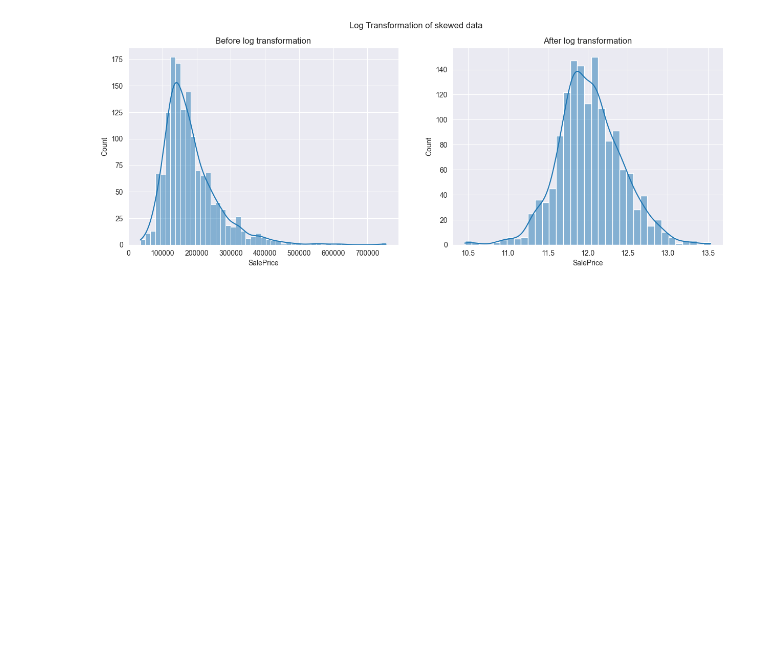
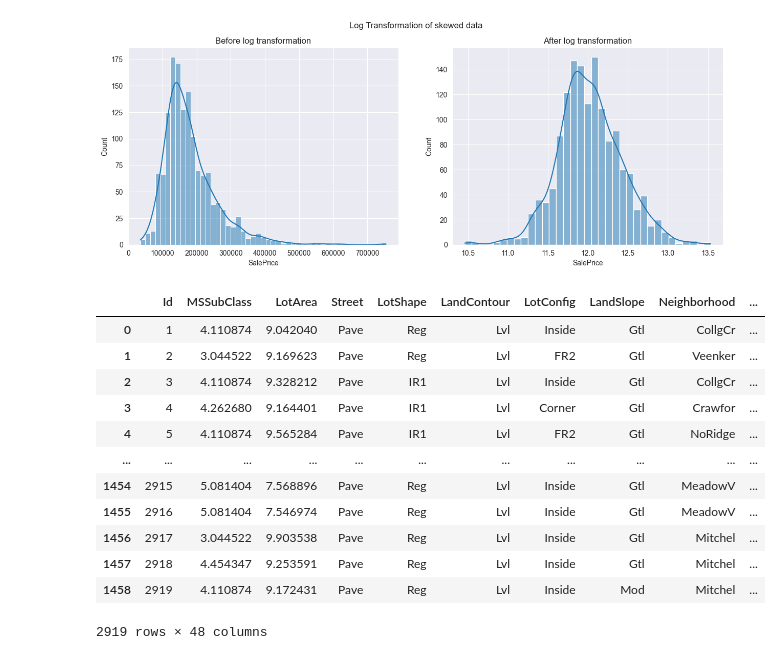
Before and after one commit to MungTsz/MATH3836-data_mining, a Jupyter notebook: property.ipynb, the cells around one changed output. Saved outputs shown, nothing was run; the diff lists cells and outputs as text; code cells hidden in the pictures; blank space fills up the shorter version.

```diff
--- a/property.ipynb
+++ b/property.ipynb
@@ -180,11 +186,11 @@ df_train.drop(df_train[(df_train.GrLivArea>4000) & (df_train.SalePrice<200000)].
 # We'll do the same process on test set
 df_test.drop(columns=to_drop, inplace=True, errors='ignore')
 df_test['MasVnrArea'] = df_test['MasVnrArea'].fillna(0)
-df_test = df_train.drop(df_test.loc[df_test.Electrical.isnull()].index)
-df_test.drop(df_test[(df_test.GrLivArea>4000) & (df_test.SalePrice<200000)].index, inplace=True)
+df_test = df_test.drop(df_test.loc[df_test.Electrical.isnull()].index)
 
-# Get dummies after all cleaning
-# df_train_onehot = pd.get_dummies(df_train)
+df_full.drop(columns=na_cols, inplace=True, errors='ignore')
+df_full['MasVnrArea'] = df_full['MasVnrArea'].fillna(0)
+df_full.SalePrice = np.log1p(df_full.SalePrice)
 # %%
 # As we found that the saleprice is right-skewed, we'll need to apply log transformation on skewed data
 import seaborn as sns
@@ -202,10 +208,25 @@ Text(0.5, 1.0, 'After log transformation')
 # %%
 # We check further the skewness of other columns and apply the log transformation
 from scipy.stats import skew
-num_cols = df_train.dtypes[df_train.dtypes != 'object'].index
-skewed_cols = df_train[num_cols].apply(lambda x : skew(x)).sort_values(ascending=False)
+num_cols = df_full.dtypes[df_full.dtypes != 'object'].index
+skewed_cols = df_full[num_cols].apply(lambda x : skew(x)).sort_values(ascending=False)
 skewed_cols = skewed_cols[abs(skewed_cols)>0.5]
 for col in skewed_cols.index:
-    df_train[col] = np.log1p(df_train[col])
-    df_test[col] = np.log1p(df_test[col])
-    df_train_log[col] = np.log1p(df_train_log[col])
+    df_full[col] = np.log1p(df_full[col])
+    # df_test[col] = np.log1p(df_test[col])
+    # df_train_log[col] = np.log1p(df_train_log[col])
+df_full
+# %% [output]
+|  | Id | MSSubClass | LotArea | Street | LotShape | LandContour | LotConfig | LandSlope | Neighborhood | ... |
+| 0 | 1 | 4.110874 | 9.042040 | Pave | Reg | Lvl | Inside | Gtl | CollgCr | ... |
+| 1 | 2 | 3.044522 | 9.169623 | Pave | Reg | Lvl | FR2 | Gtl | Veenker | ... |
+| 2 | 3 | 4.110874 | 9.328212 | Pave | IR1 | Lvl | Inside | Gtl | CollgCr | ... |
+| 3 | 4 | 4.262680 | 9.164401 | Pave | IR1 | Lvl | Corner | Gtl | Crawfor | ... |
+| 4 | 5 | 4.110874 | 9.565284 | Pave | IR1 | Lvl | FR2 | Gtl | NoRidge | ... |
+| ... | ... | ... | ... | ... | ... | ... | ... | ... | ... | ... |
+| 1454 | 2915 | 5.081404 | 7.568896 | Pave | Reg | Lvl | Inside | Gtl | MeadowV | ... |
+| 1455 | 2916 | 5.081404 | 7.546974 | Pave | Reg | Lvl | Inside | Gtl | MeadowV | ... |
+| 1456 | 2917 | 3.044522 | 9.903538 | Pave | Reg | Lvl | Inside | Gtl | Mitchel | ... |
+| 1457 | 2918 | 4.454347 | 9.253591 | Pave | Reg | Lvl | Inside | Gtl | Mitchel | ... |
+| 1458 | 2919 | 4.110874 | 9.172431 | Pave | Reg | Lvl | Inside | Mod | Mitchel | ... |
+2919 rows × 48 columns
```
Also changed, not shown: parts of 9 cells of this notebook.
